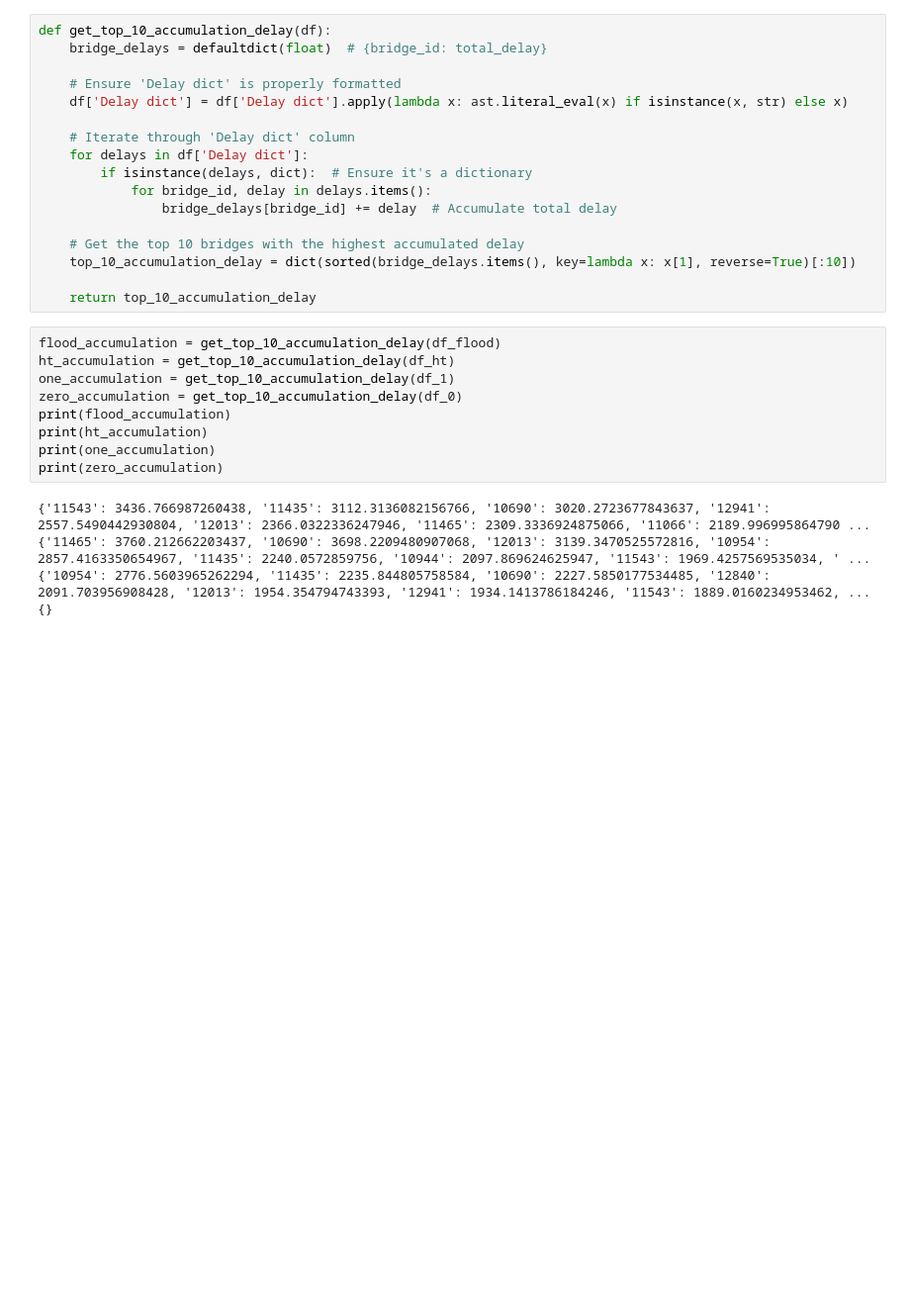
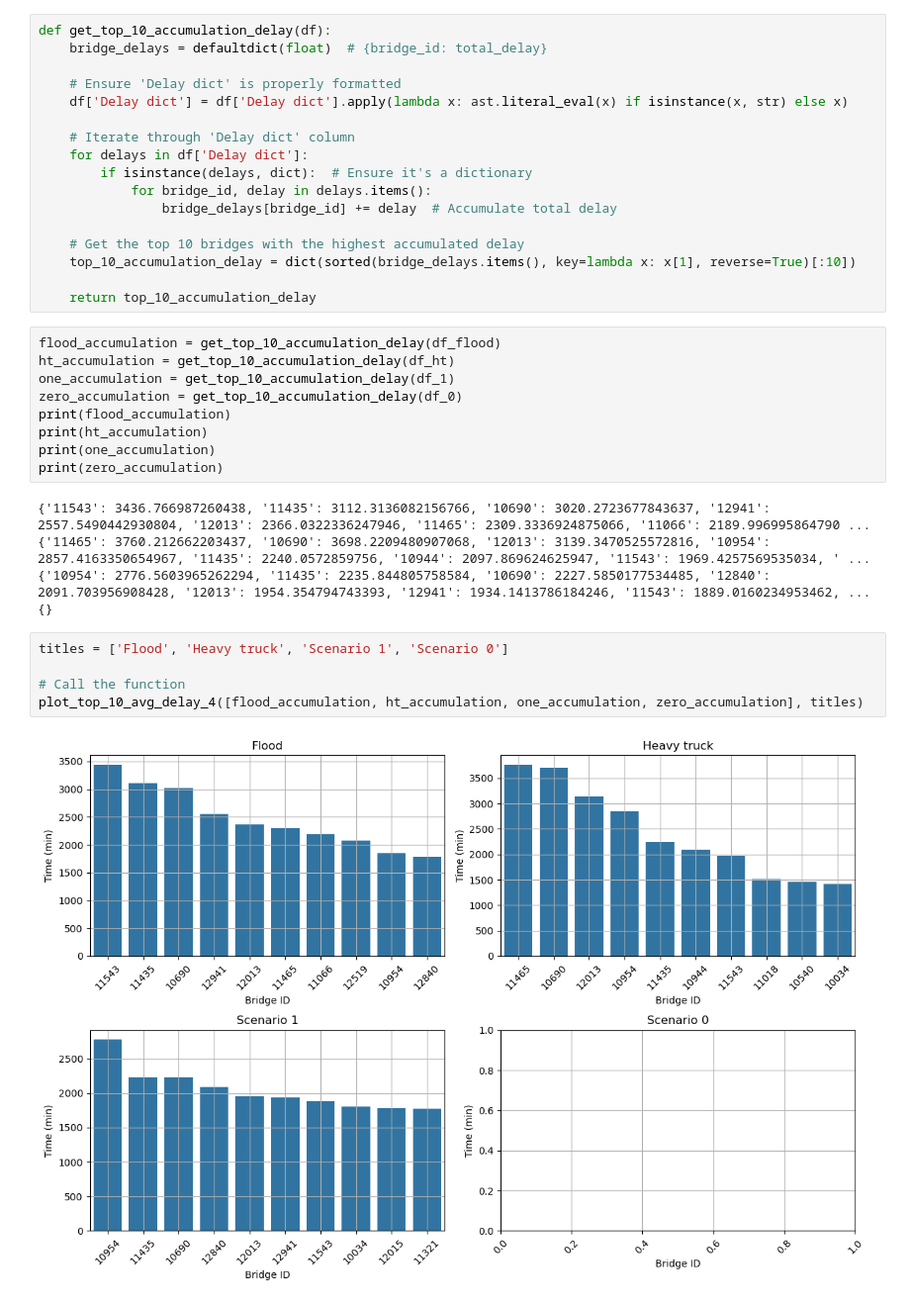
Before and after one commit to daniela1998/Advanced-Simulation-Assignments, a Jupyter notebook: Assignment 4/EPA1352-G16-A4-data scraping/notebook/Vulnerability analyses.ipynb, the cells around one changed output. Shown at 99% size. Cells and saved outputs as stored; diff of their text form; blank space fills up the shorter version.

```diff
--- a/Assignment 4/EPA1352-G16-A4-data scraping/notebook/Vulnerability analyses.ipynb
+++ b/Assignment 4/EPA1352-G16-A4-data scraping/notebook/Vulnerability analyses.ipynb
@@ -186,3 +221,10 @@ print(zero_accumulation)
 {'11465': 3760.212662203437, '10690': 3698.2209480907068, '12013': 3139.3470525572816, '10954': 2857.4163350654967, '11435': 2240.0572859756, '10944': 2097.869624625947, '11543': 1969.4257569535034, ' ...
 {'10954': 2776.5603965262294, '11435': 2235.844805758584, '10690': 2227.5850177534485, '12840': 2091.703956908428, '12013': 1954.354794743393, '12941': 1934.1413786184246, '11543': 1889.0160234953462, ...
 {}
+# %%
+titles = ['Flood', 'Heavy truck', 'Scenario 1', 'Scenario 0']
+
+# Call the function
+plot_top_10_avg_delay_4([flood_accumulation, ht_accumulation, one_accumulation, zero_accumulation], titles)
+# %% [output]
+[figure, added]
```
Also changed, not shown: parts of 5 cells of this notebook.
